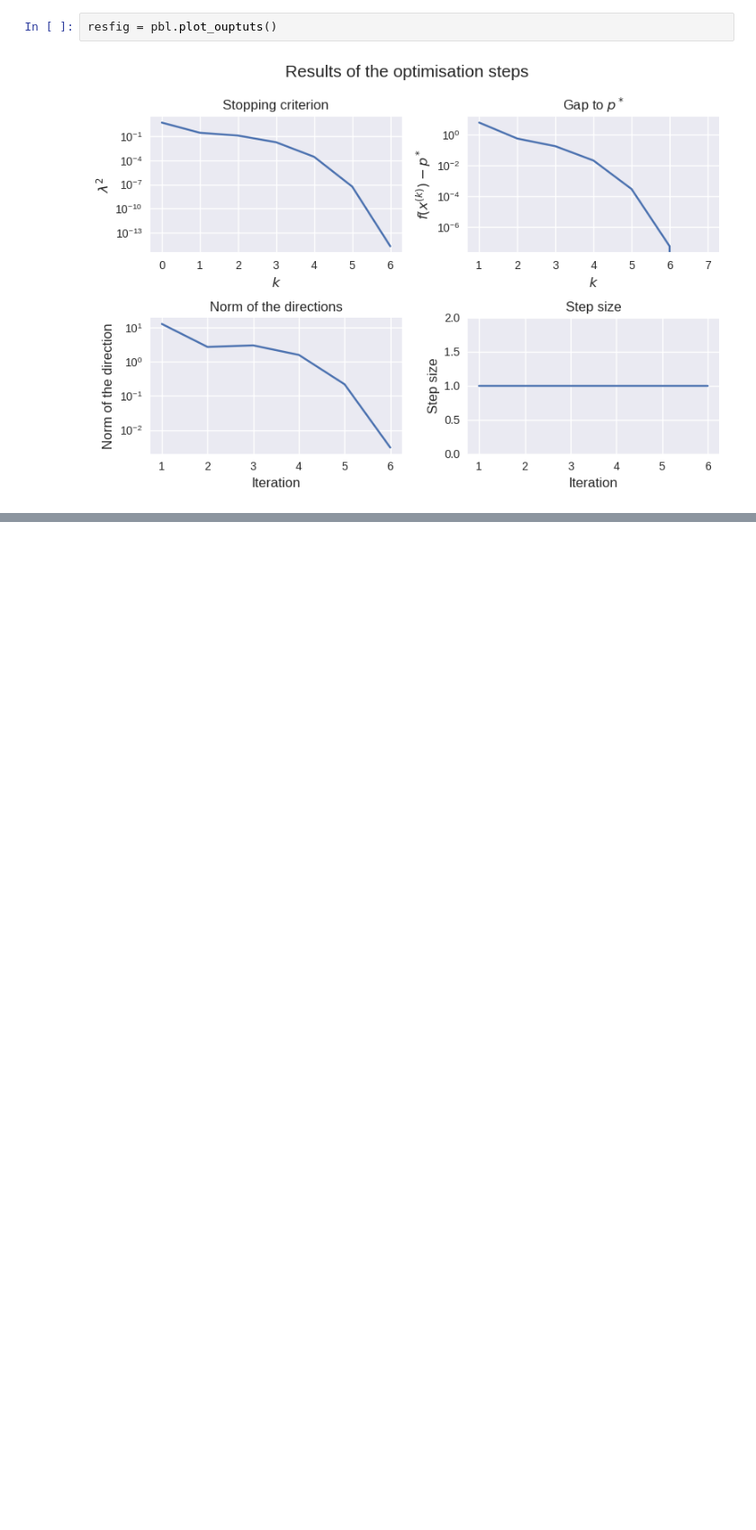
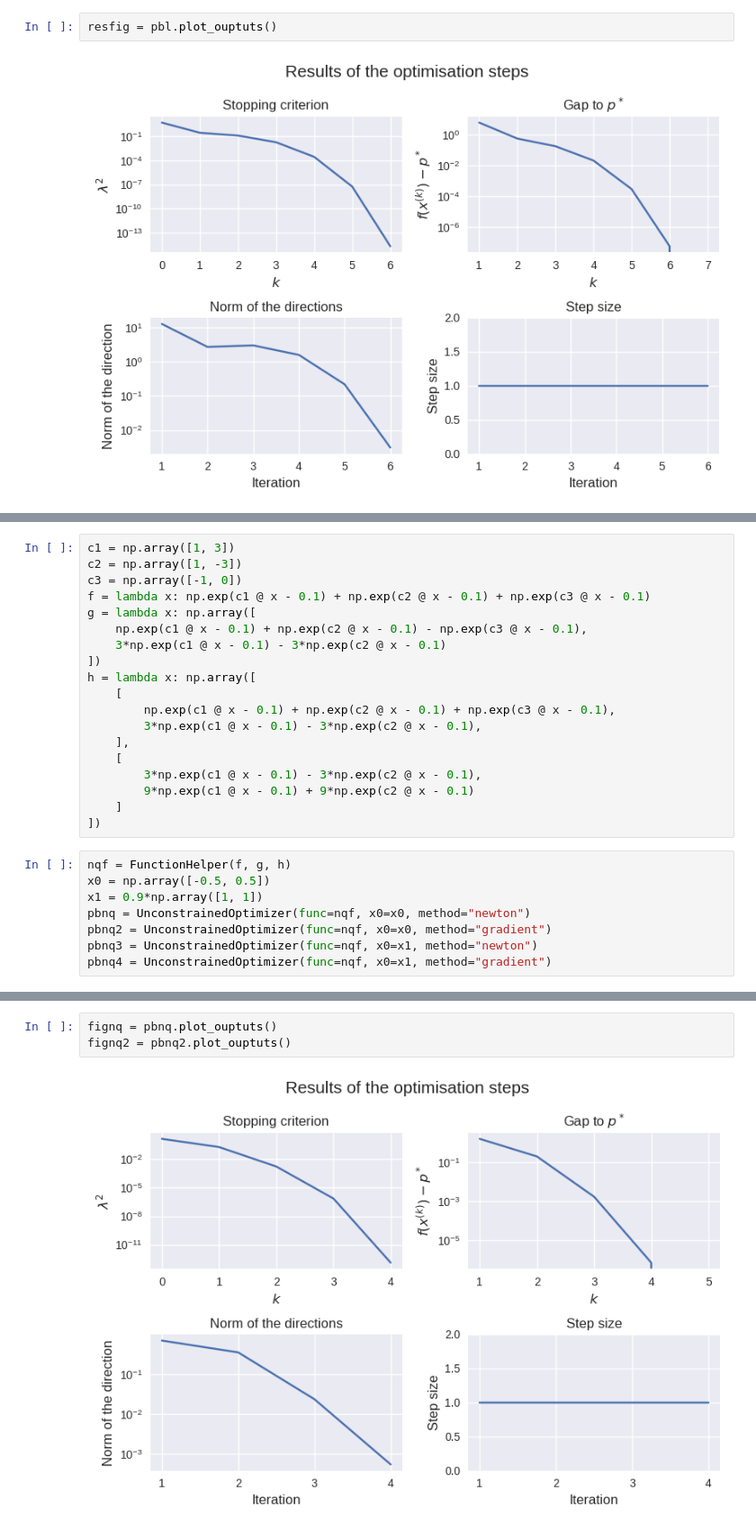
Before and after one commit to gwatkinson/ConvexOptimisationHW3, a Jupyter notebook: test.ipynb, the cells around one changed output, grey strips where cells are left out. Shown at 90% size. Saved outputs shown, nothing was run; the diff lists cells and outputs as text; blank space fills up the shorter version.

```diff
--- a/test.ipynb
+++ b/test.ipynb
@@ -158,0 +168,27 @@ resfig = pbl.plot_ouptuts()
+# %%
+c1 = np.array([1, 3])
+c2 = np.array([1, -3])
+c3 = np.array([-1, 0])
+f = lambda x: np.exp(c1 @ x - 0.1) + np.exp(c2 @ x - 0.1) + np.exp(c3 @ x - 0.1)
+g = lambda x: np.array([
+    np.exp(c1 @ x - 0.1) + np.exp(c2 @ x - 0.1) - np.exp(c3 @ x - 0.1),
+    3*np.exp(c1 @ x - 0.1) - 3*np.exp(c2 @ x - 0.1)
+])
+h = lambda x: np.array([
+    [
+        np.exp(c1 @ x - 0.1) + np.exp(c2 @ x - 0.1) + np.exp(c3 @ x - 0.1),
+        3*np.exp(c1 @ x - 0.1) - 3*np.exp(c2 @ x - 0.1),
+    ],
+    [
+        3*np.exp(c1 @ x - 0.1) - 3*np.exp(c2 @ x - 0.1),
+        9*np.exp(c1 @ x - 0.1) + 9*np.exp(c2 @ x - 0.1)
+    ]
+])
+# %%
+nqf = FunctionHelper(f, g, h)
+x0 = np.array([-0.5, 0.5])
+x1 = 0.9*np.array([1, 1])
+pbnq = UnconstrainedOptimizer(func=nqf, x0=x0, method="newton")
+pbnq2 = UnconstrainedOptimizer(func=nqf, x0=x0, method="gradient")
+pbnq3 = UnconstrainedOptimizer(func=nqf, x0=x1, method="newton")
+pbnq4 = UnconstrainedOptimizer(func=nqf, x0=x1, method="gradient")
@@ -158,0 +217,5 @@ resfig = pbl.plot_ouptuts()
+# %%
+fignq = pbnq.plot_ouptuts()
+fignq2 = pbnq2.plot_ouptuts()
+# %% [output]
+[figure, added]
```
Also changed, not shown: parts of 19 cells of this notebook.
